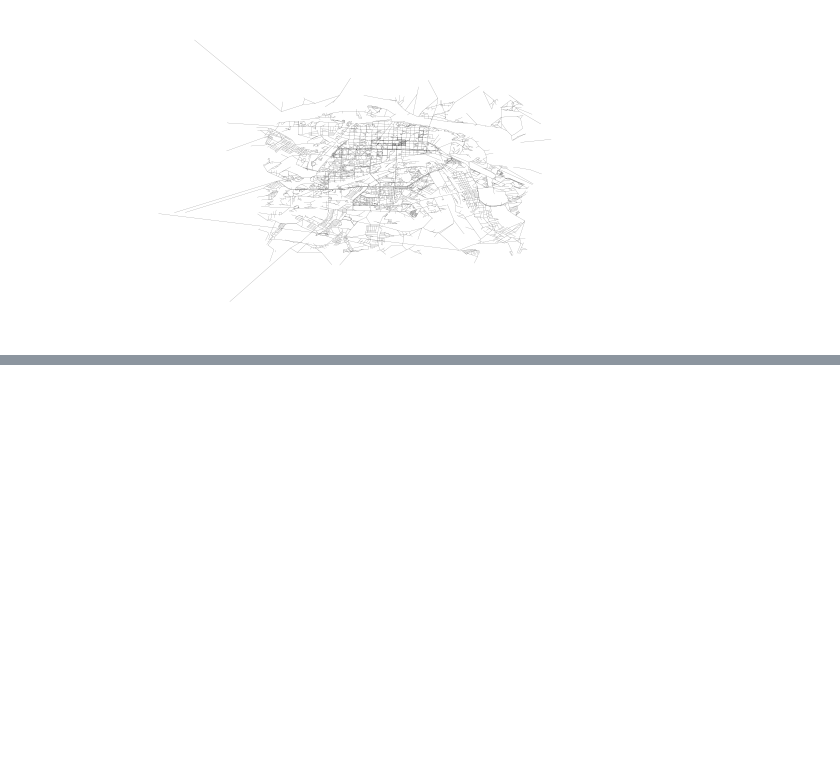
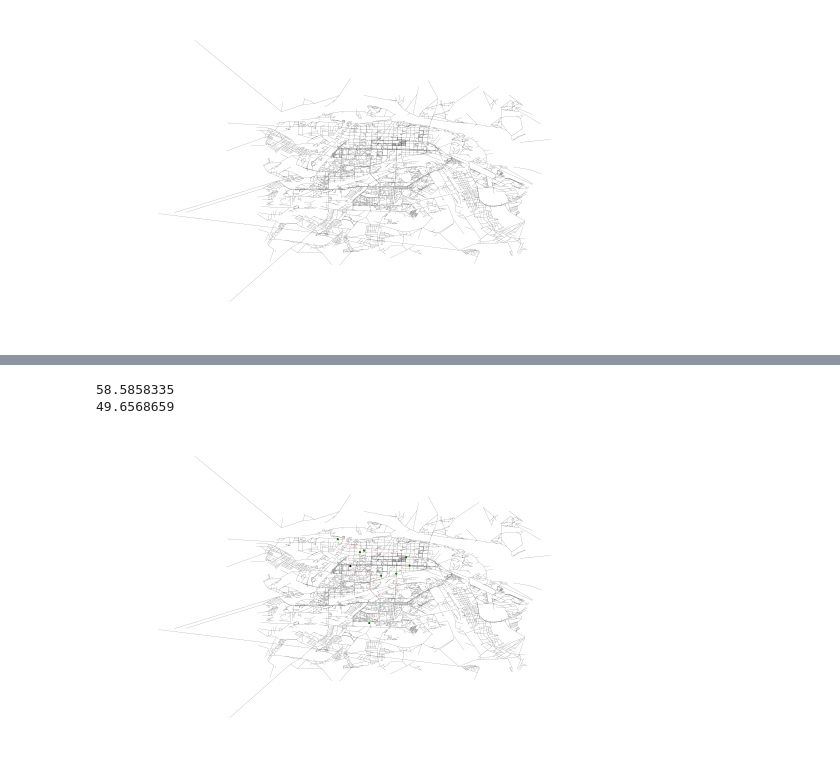
Before and after one commit to KVladimr/Graphs_project, a Jupyter notebook: Graphs.ipynb, the cells around one changed output, grey strips where cells are left out. Cells and saved outputs as stored; diff of their text form; code cells hidden in the pictures; blank space fills up the shorter version.

```diff
--- a/Graphs.ipynb
+++ b/Graphs.ipynb
@@ -61,0 +432,9 @@ plt.savefig("graph_Kirov.png", dpi=3000)
+# %%
+closest_node = enter_coordinates()
+trs2 = simulated_annealing(G, closest_node, hospitals)
+save_pdf(G, "travelling_salesman", trs2['order_dict'])
+# exml: 58.5858335 49.6568659
+# %% [output]
+58.5858335
+49.6568659
+[figure, added]
```
Also changed, not shown: parts of 13 cells of this notebook, 5 other files.
